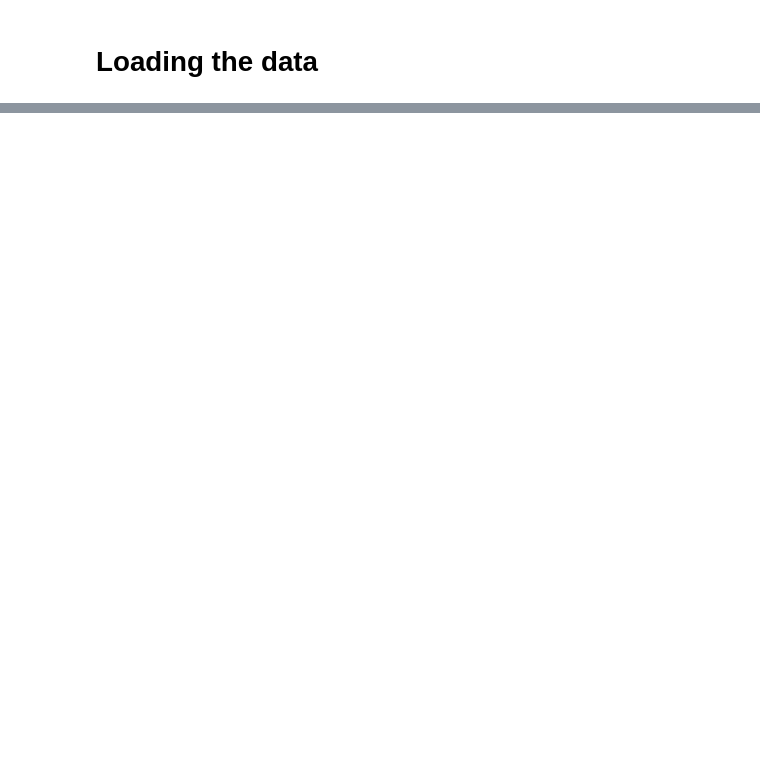
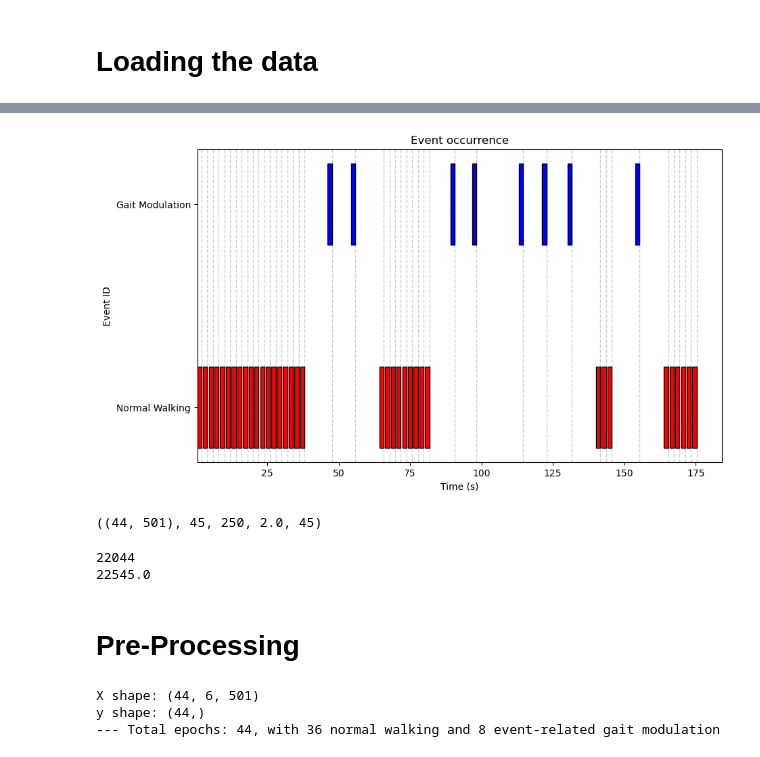
Before and after one commit to orabe/gaitmod, a Jupyter notebook: examples/example.ipynb, the cells around one changed output, grey strips where cells are left out. Saved outputs shown, nothing was run; the diff lists cells and outputs as text; code cells hidden in the pictures; blank space fills up the shorter version.

```diff
--- a/examples/example.ipynb
+++ b/examples/example.ipynb
@@ -35,0 +103,8 @@ plt.show()
+# %%
+# Select one event to work with: mod_start
+event_of_interest = 'mod_start'
+events_mod_start = events[events[:, 2] == event_dict[event_of_interest]]
+
+# Rename Gait Modulation Events
+gait_modulation_event_id = 1
+events_mod_start[:,2] = gait_modulation_event_id
@@ -35,0 +129,9 @@ plt.show()
+# %%
+# Define parameters
+epoch_tmin = -2.0
+epoch_tmax = 0.0
+epoch_duration_length = epoch_tmax - epoch_tmin
+epoch_sample_length = int(epoch_duration_length * lfp_sfreq)
+gap_duration = 10   # At least 10 seconds away from modulation events
+gap_sample_length = int(gap_duration * lfp_sfreq)
+n_samples = lfp_data.shape[1]
@@ -35,0 +202,27 @@ plt.show()
+# %%
+# Parameters for plotting
+events_time = events[:, 0] / lfp_sfreq
+event_ids = events[:, 2]
+
+fig, ax = plt.subplots(figsize=(10, 6))
+
+# Plot bars
+for onset, event_id in zip(events_time, event_ids):
+    start = onset - epoch_sample_length/1000  # 500 ms before the onset
+    end = onset
+    color = 'blue' if event_id == gait_modulation_event_id else 'red'
+    ax.barh(event_id, width=3*(end - start), left=start-1, color=color, edgecolor='black')
+
+# Plot dashed lines for onsets
+for onset in events_time:
+    ax.axvline(x=onset, color='black', linestyle='--', linewidth=1,  alpha=0.2)
+
+# Configure plot
+ax.set_xlabel('Time (s)')
+ax.set_ylabel('Event ID')
+ax.set_yticks([gait_modulation_event_id, normal_walking_event_id])
+ax.set_yticklabels(['Gait Modulation', 'Normal Walking'])
+ax.set_title('Event occurrence')
+plt.show()
+# %% [output]
+[figure, added]
@@ -35,0 +265,27 @@ plt.show()
+# %%
+(epochs.get_data().shape[0], epochs.get_data().shape[2]), events.shape[0], lfp_sfreq, epoch_tmax-epoch_tmin, events.shape[0]
+# %% [output]
+((44, 501), 45, 250, 2.0, 45)
+# %%
+# TODO: test this!
+# assert epochs.get_data().shape[0] * epochs.get_data().shape[2] == events.shape[0] * lfp_sfreq * (epoch_tmax-epoch_tmin) + events.shape[0] # 0.4 = tmax - tmin
+
+print(epochs.get_data().shape[0] * epochs.get_data().shape[2])
+print(events.shape[0] * lfp_sfreq * (epoch_tmax-epoch_tmin) + events.shape[0]) # 0.4 = tmax - tmin
+# %% [output]
+22044
+22545.0
+# %% [markdown]
+# Pre-Processing
+# %%
+# Extract the data from the Epochs object (X) and the corresponding labels (y)
+X = epochs.get_data(copy=True)
+y = epochs.events[:, -1]
+
+print(f'X shape: {X.shape}')# (n_epochs, n_channels, n_samples_per_epoch)
+print(f'y shape: {y.shape}')  # (n_epochs,)
+print(f'--- Total epochs: {len(X)}, with {sum(y == -1)} normal walking and {sum(y == 1)} event-related gait modulation')
+# %% [output]
+X shape: (44, 6, 501)
+y shape: (44,)
+--- Total epochs: 44, with 36 normal walking and 8 event-related gait modulation
```
Also changed, not shown: parts of 50 cells of this notebook, 5 other files.
